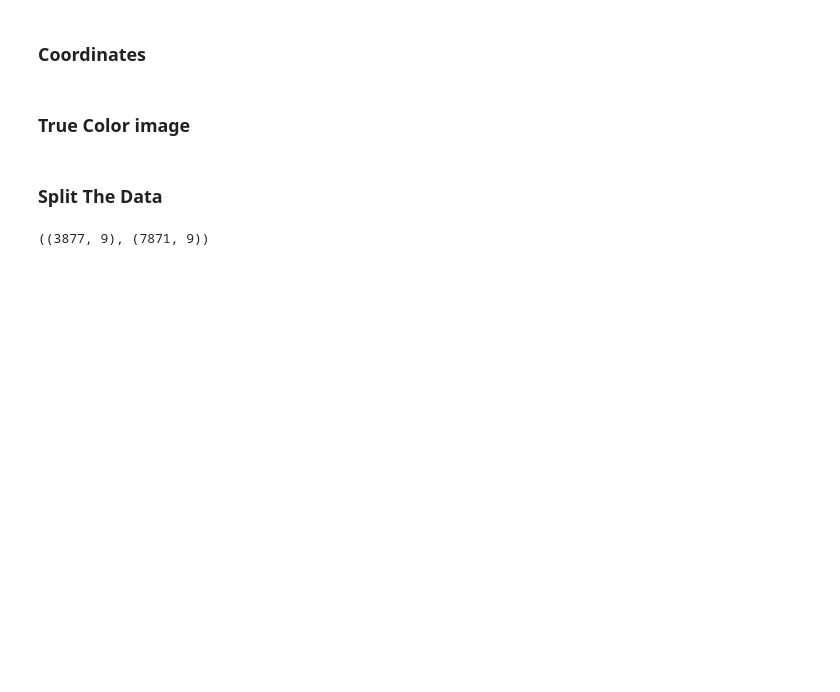
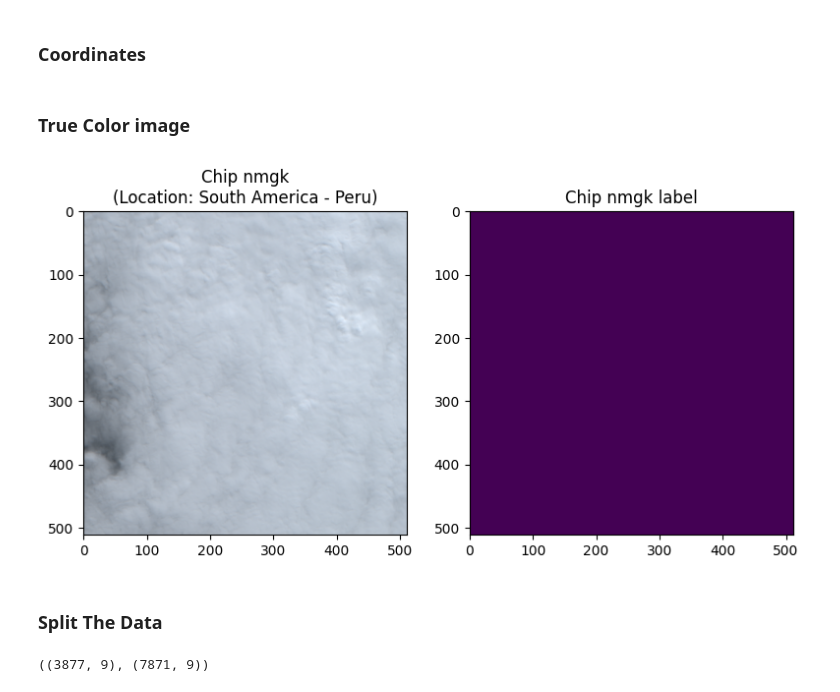
Before and after one commit to Matth-info/damaged-building-detector, a Jupyter notebook: notebooks/cloud_segmentation_driven_data.ipynb, the cells around one changed output. Cells and saved outputs as stored; diff of their text form; code cells hidden in the pictures; blank space fills up the shorter version.

Commit message:
notebook Driven Data Cloud Segmentation Challenge

```diff
--- a/notebooks/cloud_segmentation_driven_data.ipynb
+++ b/notebooks/cloud_segmentation_driven_data.ipynb
@@ -84,7 +84,7 @@ from pathlib import Path
 from PIL import Image
 import torch
 # %%
-DATA_DIR = Path.cwd().parent.resolve() / "data/cloud_data/final/public"
+DATA_DIR = Path.cwd().parent.resolve() / "data/cloud_drivendata/final/public"
 TRAIN_FEATURES = DATA_DIR / "train_features"
 TRAIN_LABELS = DATA_DIR / "train_labels"
 
@@ -196,6 +196,10 @@ def display_random_chip(metadata, data_dir=TRAIN_FEATURES):
 
     plt.tight_layout()
     plt.show()
+# %%
+display_random_chip(train_meta)
+# %% [output]
+[figure, added]
 # %% [markdown]
 ### Split The Data
 # %%
```
Also changed, not shown: parts of 7 cells of this notebook, 1 other file.
